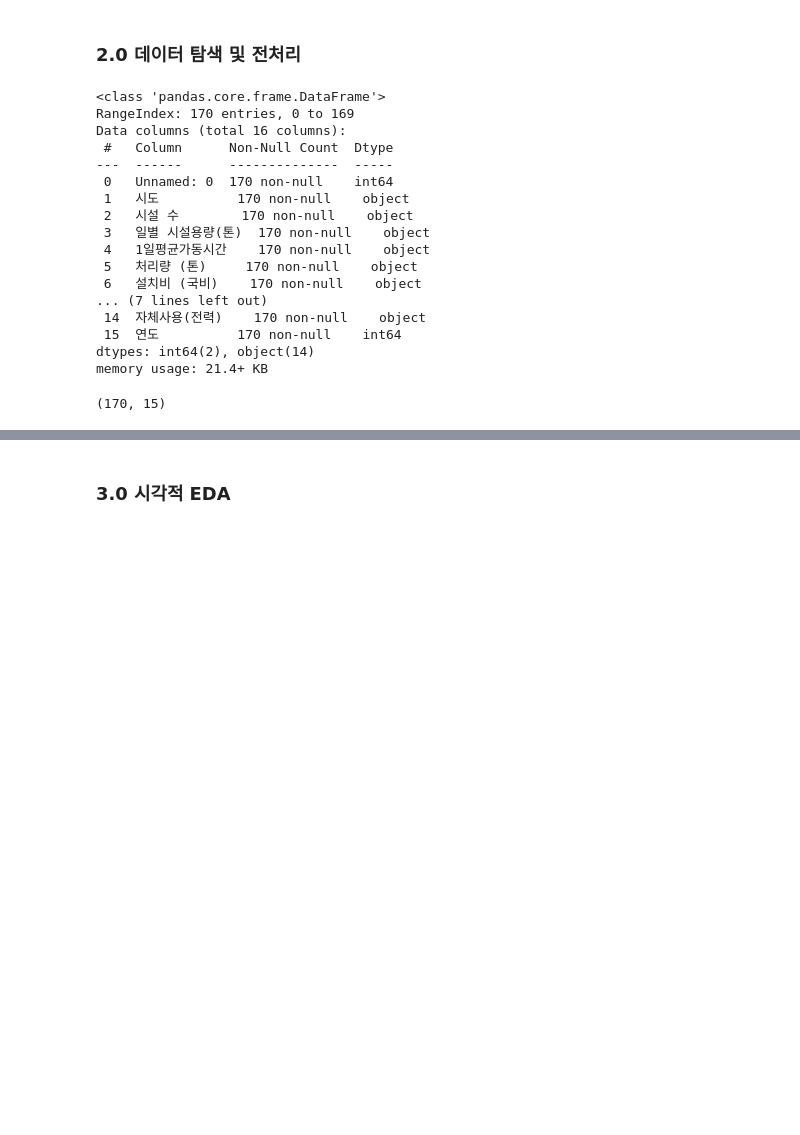
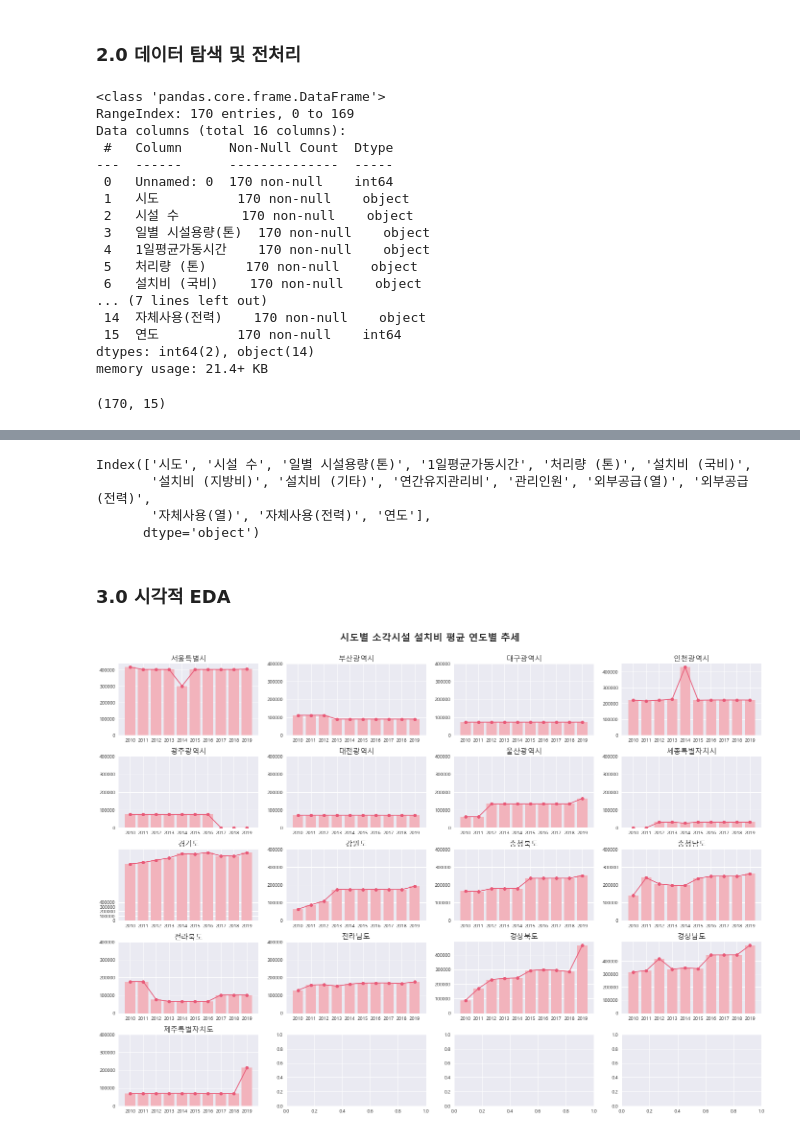
Before and after one commit to huitaek/project_mini_analyze_waste, a Jupyter notebook: src/EDA_변지영.ipynb, the cells around one changed output, grey strips where cells are left out. Cells and saved outputs as stored; diff of their text form; code cells hidden in the pictures; blank space fills up the shorter version.

```diff
--- a/src/EDA_변지영.ipynb
+++ b/src/EDA_변지영.ipynb
@@ -123,5 +122,41 @@ df.corr()
 | 외부공급(전력) | 0.083827 | 0.158932 | 0.072740 | 0.157488 | 0.306956 | 0.132395 | 0.181069 | 0.179285 | 0.217965 | 0.010774 | ... |
 | 자체사용(열) | 0.323533 | 0.930929 | 0.170207 | 0.932218 | 0.815610 | 0.935130 | 0.869855 | 0.925106 | 0.879091 | 0.874822 | ... |
 | 자체사용(전력) | 0.167184 | 0.486023 | 0.119921 | 0.477590 | 0.538799 | 0.489433 | 0.561186 | 0.601539 | 0.553433 | 0.434474 | ... |
+# %%
+df.columns
+# %% [output]
+Index(['시도', '시설 수', '일별 시설용량(톤)', '1일평균가동시간', '처리량 (톤)', '설치비 (국비)',
+       '설치비 (지방비)', '설치비 (기타)', '연간유지관리비', '관리인원', '외부공급(열)', '외부공급(전력)',
+       '자체사용(열)', '자체사용(전력)', '연도'],
+      dtype='object')
 # %% [markdown]
 ### 3.0 시각적 EDA
+# %%
+fig, axs = plt.subplots(5, 4, figsize=(24, 16))
+
+ax, ay = 0, 0
+
+for i in df['시도'].unique():
+    sido_condition = df['시도']== i
+    df_temp = df[sido_condition].groupby(df['연도'])[['시설 수', '일별 시설용량(톤)', '1일평균가동시간', '처리량 (톤)', '설치비 (국비)',
+       '설치비 (지방비)', '설치비 (기타)', '연간유지관리비', '관리인원', '외부공급(열)', '외부공급(전력)',
+       '자체사용(열)', '자체사용(전력)']].mean().reset_index()
+    in_sum = df_temp[['설치비 (국비)','설치비 (지방비)','설치비 (기타)']].sum(axis=1)
+    if ay==4:
+        ax+=1
+        ay=0
+    axs[ax, ay].bar(df_temp['연도'], in_sum, color='#f2b3bc')
+    axs[ax, ay].plot(df_temp['연도'], in_sum, color='#e85977', marker='o')
+    axs[ax, ay].set_title('{}'.format(i), fontsize=15)
+    axs[ax, ay].set_yticks(list(range(0, 500000, 100000)))
+    axs[ax, ay].set_xticks(list(df['연도'].unique()))
+    axs[ax, ay].spines['top'].set_visible(False)
+    axs[ax, ay].spines['right'].set_visible(False)
+    axs[ax, ay].tick_params(bottom=False)
+    ay+=1
+
+plt.suptitle('시도별 소각시설 설치비 평균 연도별 추세', fontsize=20, weight='bold')
+fig.subplots_adjust(top=0.925, hspace=0.3)
+plt.show()
+# %% [output]
+[figure, added]
```
Also changed, not shown: parts of 20 cells of this notebook.
